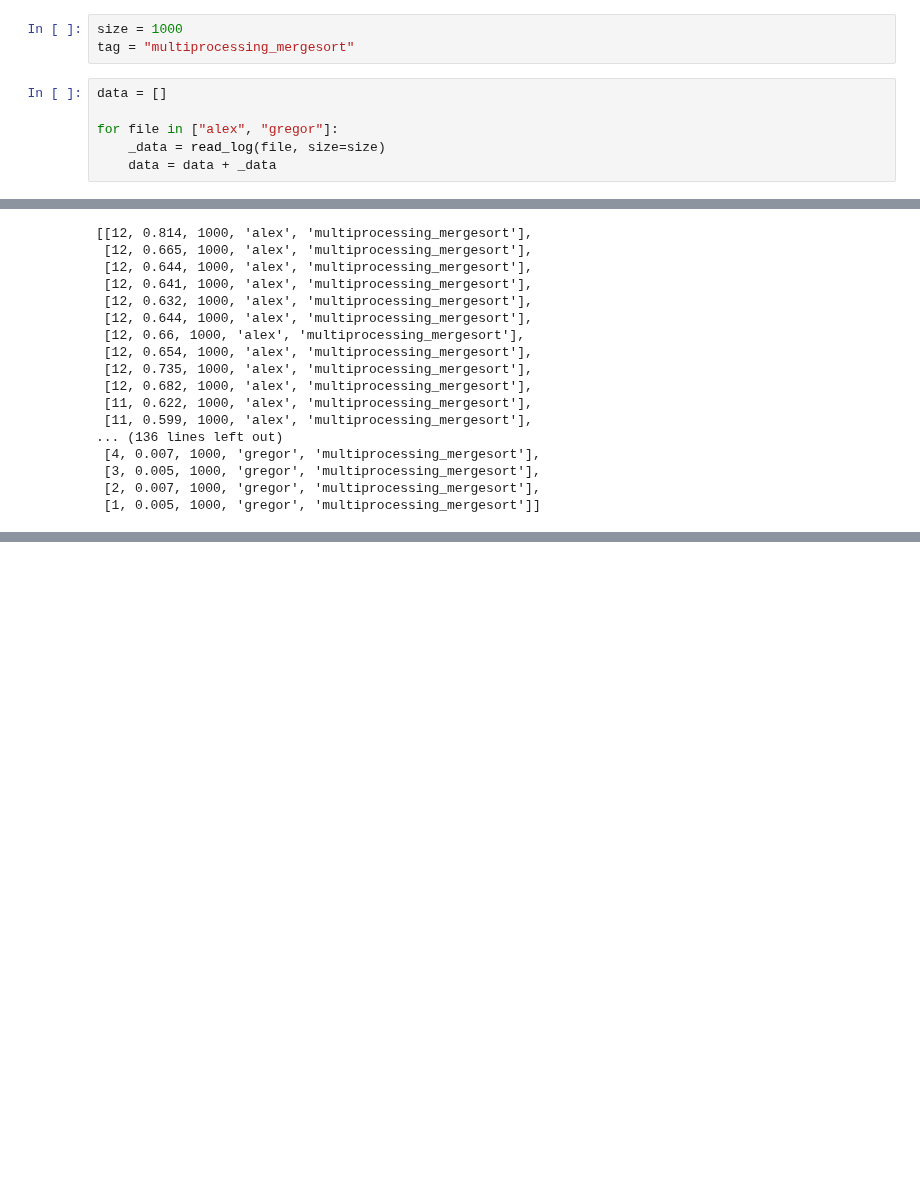
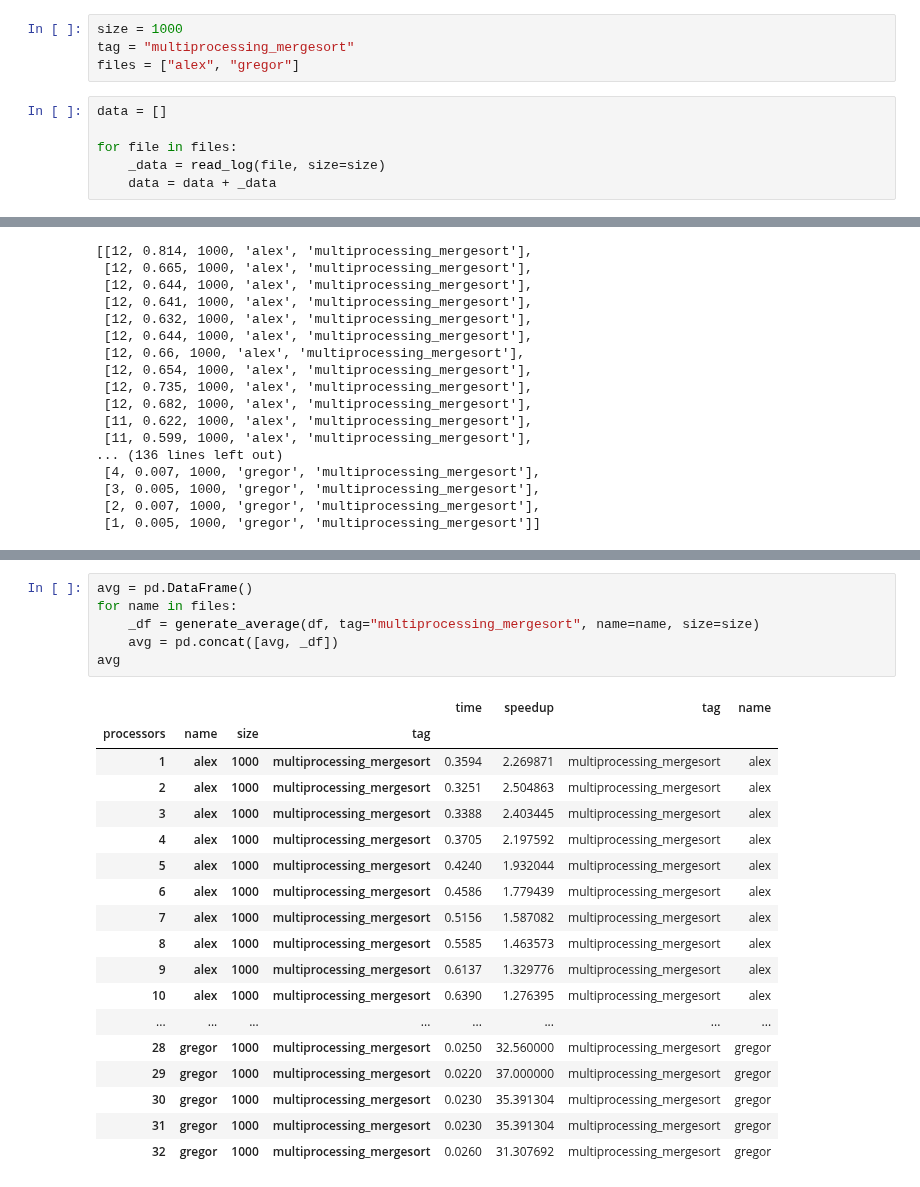
Before and after one commit to cloudmesh/cloudmesh-mpi, a Jupyter notebook: examples/sort/a.ipynb, the cells around one changed output, grey strips where cells are left out. Saved outputs shown, nothing was run; the diff lists cells and outputs as text; blank space fills up the shorter version.

```diff
--- a/examples/sort/a.ipynb
+++ b/examples/sort/a.ipynb
@@ -9,10 +9,11 @@ from analysis import generate_average
 # %%
 size = 1000
 tag = "multiprocessing_mergesort"
+files = ["alex", "gregor"]
 # %%
 data = []
 
-for file in ["alex", "gregor"]:
+for file in files:
     _data = read_log(file, size=size)
     data = data + _data
 # %%
@@ -124,0 +74,25 @@ ValueError: too many values to unpack (expected 8)
+# %%
+avg = pd.DataFrame()
+for name in files:
+    _df = generate_average(df, tag="multiprocessing_mergesort", name=name, size=size)
+    avg = pd.concat([avg, _df])
+avg
+# %% [output]
+|  |  |  |  | time | speedup | tag | name |
+| processors | name | size | tag |  |  |  |  |
+| 1 | alex | 1000 | multiprocessing_mergesort | 0.3594 | 2.269871 | multiprocessing_mergesort | alex |
+| 2 | alex | 1000 | multiprocessing_mergesort | 0.3251 | 2.504863 | multiprocessing_mergesort | alex |
+| 3 | alex | 1000 | multiprocessing_mergesort | 0.3388 | 2.403445 | multiprocessing_mergesort | alex |
+| 4 | alex | 1000 | multiprocessing_mergesort | 0.3705 | 2.197592 | multiprocessing_mergesort | alex |
+| 5 | alex | 1000 | multiprocessing_mergesort | 0.4240 | 1.932044 | multiprocessing_mergesort | alex |
+| 6 | alex | 1000 | multiprocessing_mergesort | 0.4586 | 1.779439 | multiprocessing_mergesort | alex |
+| 7 | alex | 1000 | multiprocessing_mergesort | 0.5156 | 1.587082 | multiprocessing_mergesort | alex |
+| 8 | alex | 1000 | multiprocessing_mergesort | 0.5585 | 1.463573 | multiprocessing_mergesort | alex |
+| 9 | alex | 1000 | multiprocessing_mergesort | 0.6137 | 1.329776 | multiprocessing_mergesort | alex |
+| 10 | alex | 1000 | multiprocessing_mergesort | 0.6390 | 1.276395 | multiprocessing_mergesort | alex |
+| ... | ... | ... | ... | ... | ... | ... | ... |
+| 28 | gregor | 1000 | multiprocessing_mergesort | 0.0250 | 32.560000 | multiprocessing_mergesort | gregor |
+| 29 | gregor | 1000 | multiprocessing_mergesort | 0.0220 | 37.000000 | multiprocessing_mergesort | gregor |
+| 30 | gregor | 1000 | multiprocessing_mergesort | 0.0230 | 35.391304 | multiprocessing_mergesort | gregor |
+| 31 | gregor | 1000 | multiprocessing_mergesort | 0.0230 | 35.391304 | multiprocessing_mergesort | gregor |
+| 32 | gregor | 1000 | multiprocessing_mergesort | 0.0260 | 31.307692 | multiprocessing_mergesort | gregor |
```
Also changed, not shown: parts of 15 cells of this notebook.
